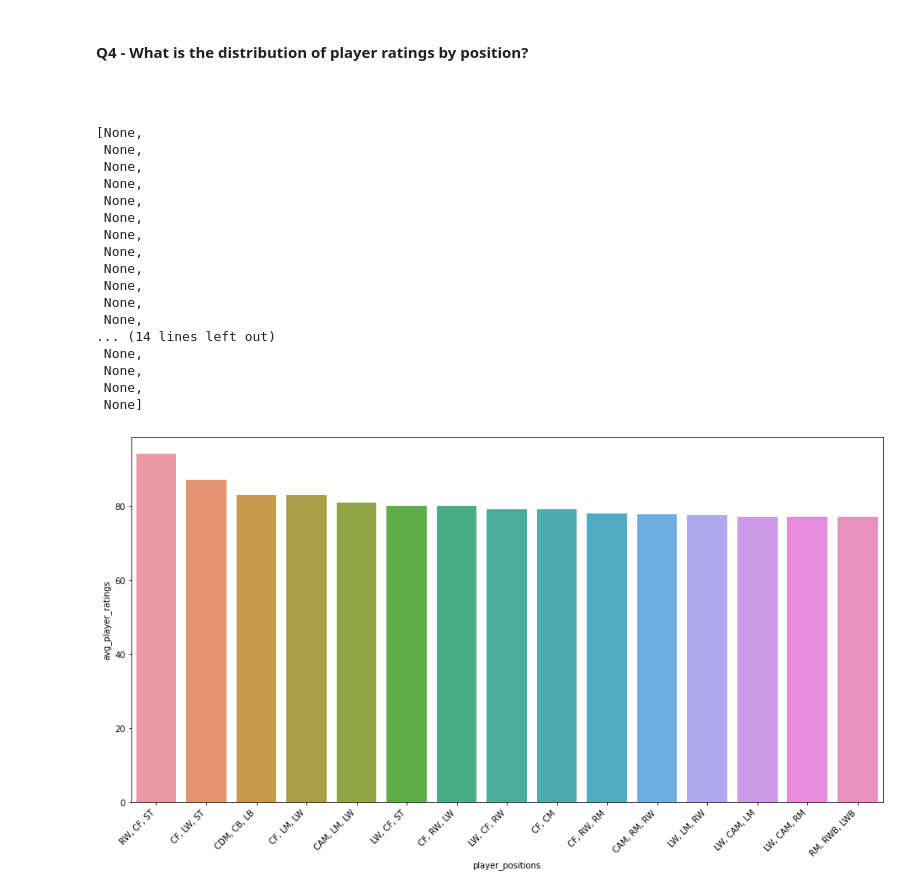
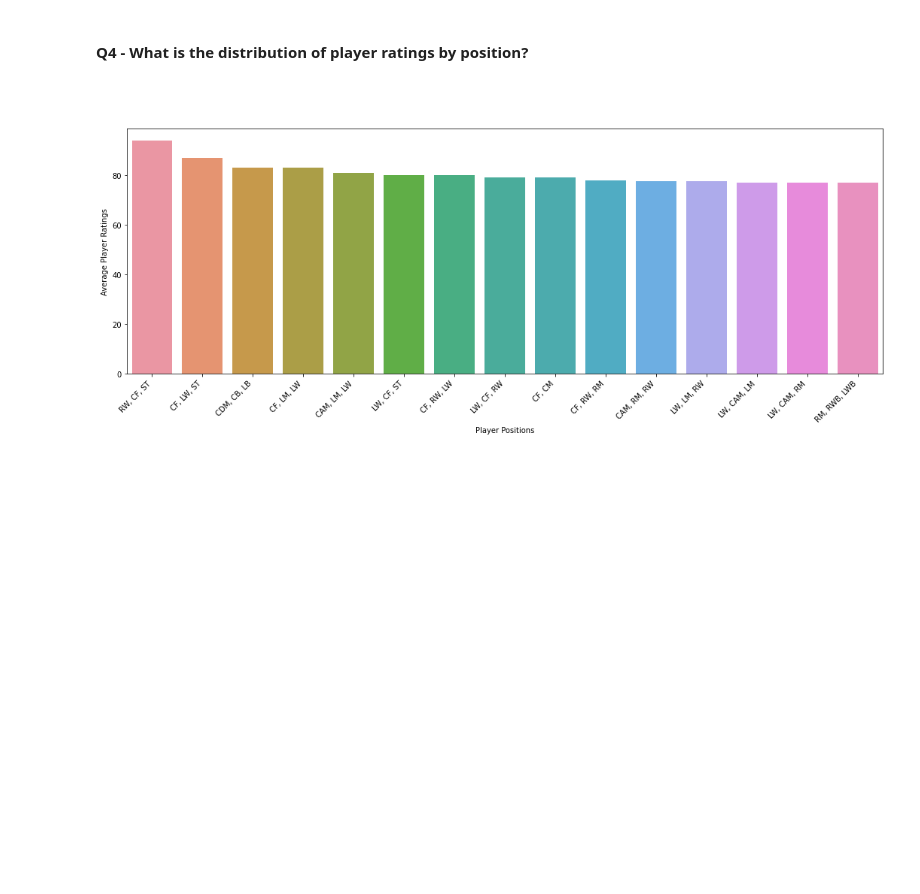
Before and after one commit to ilovedata6/FifaAnalysis, a Jupyter notebook: analysis.ipynb, the cells around one changed output. Cells and saved outputs as stored; diff of their text form; code cells hidden in the pictures; blank space fills up the shorter version.

```diff
--- a/analysis.ipynb
+++ b/analysis.ipynb
@@ -248,5 +222,9 @@ df['rb'] = (df['rb'].apply(convert_int)).fillna(0).astype(int)
 # %%
-# lwb, ldm, cdm, rdm, rwb, lb, lcb, cb, rcb, rb
+positions = ['lwb', 'ldm', 'cdm', 'rdm', 'rwb', 'lb', 'lcb', 'cb', 'rcb', 'rb']
+
+for i in positions:
+    df[i] = (df[i].apply(convert_int)).fillna(0).astype(int)
+
 defensive_positions = (df['lwb'] + df['ldm'] + df['cdm'] + df['rdm'] + df['rwb'] + df['lb'] + df['lcb'] + df['cb'] + df['rcb'] + df['rb'])/10
 defensive_positions
 # %% [output]
@@ -283,4 +243,9 @@ df['rm'] = (df['rm'].apply(convert_int)).fillna(0).astype(int)
 # %%
+positions_attack = ['ls', 'st', 'rs', 'lw', 'lf', 'cf', 'rf', 'rw', 'lam', 'cam', 'ram', 'lm', 'lcm', 'cm', 'rcm', 'rm']
+
+for i in positions_attack:
+    df[i] = (df[i].apply(convert_int)).fillna(0).astype(int)
+
 offensive_positions = (df['ls'] + df['st'] + df['rs'] + df['lw'] + df['lf'] + df['cf'] + df['rf'] + df['rw'] + df['lam'] + df['cam'] + df['ram'] + df['lm'] + df['lcm'] + df['cm'] + df['rcm'] + df['rm'])/16
 offensive_positions
 # %% [output]
@@ -339,5 +298,3 @@ more_columns_to_drop = ['sofifa_id','player_url','short_name','age','height_cm',
-# %%
-df.drop(more_columns_to_drop, axis=1, inplace=True)
 # %%
 df.shape
 # %% [output]
@@ -397,8 +356,8 @@ Name: loaned_from, dtype: int64
 # %%
-df[df['body_type']=='Messi']['body_type'] = 'Lean'
-df[df['body_type']=='C. Ronaldo']['body_type'] = 'Lean'
-df[df['body_type']=='Courtois']['body_type'] = 'Lean'
-df[df['body_type']=='Neymar']['body_type'] = 'Lean'
-df[df['body_type']=='Akinfenwa']['body_type'] = 'Stocky'
-df[df['body_type']=='PLAYER_BODY_TYPE_25']['body_type'] = 'Stocky'
-df[df['body_type']=='Shaqiri']['body_type'] = 'Stocky'
+df.loc[df['body_type']=='Messi', 'body_type'] = 'Lean'
+df.loc[df['body_type']=='C. Ronaldo', 'body_type'] = 'Lean'
+df.loc[df['body_type']=='Courtois', 'body_type'] = 'Lean'
+df.loc[df['body_type']=='Neymar', 'body_type'] = 'Lean'
+df.loc[df['body_type']=='Akinfenwa', 'body_type'] = 'Stocky'
+df.loc[df['body_type']=='PLAYER_BODY_TYPE_25', 'body_type'] = 'Stocky'
+df.loc[df['body_type']=='Shaqiri', 'body_type'] = 'Stocky'
@@ -504,28 +414,14 @@ plt.show()
 # %%
 grouped_position = df.groupby('player_positions')['overall'].mean().reset_index()
 grouped_position.rename(columns={'overall':'avg_player_ratings'}, inplace=True)
 grouped_position.sort_values(by='avg_player_ratings', ascending=False, inplace=True)
 grouped_position.head(15)
 
-plt.figure(figsize=(16,8))
-ax = sns.barplot(x='player_positions', y='avg_player_ratings', data=grouped_position.head(15))
-plt.setp(ax.get_xticklabels(), rotation=45, horizontalalignment='right')
+plt.figure(figsize=(18,6))
+sns.barplot(x='player_positions', y='avg_player_ratings', data=grouped_position.head(15))
+plt.xlabel('Player Positions')
+plt.xticks(rotation=45, horizontalalignment='right')
+plt.ylabel('Average Player Ratings')
+plt.show()
 # %% [output]
-[None,
- None,
- None,
- None,
- None,
- None,
- None,
- None,
- None,
- None,
- None,
- None,
-... (14 lines left out)
- None,
- None,
- None,
- None]
-[figure, old version]
+[figure, new version]
```
Also changed, not shown: parts of 33 cells of this notebook, 1 other file.
